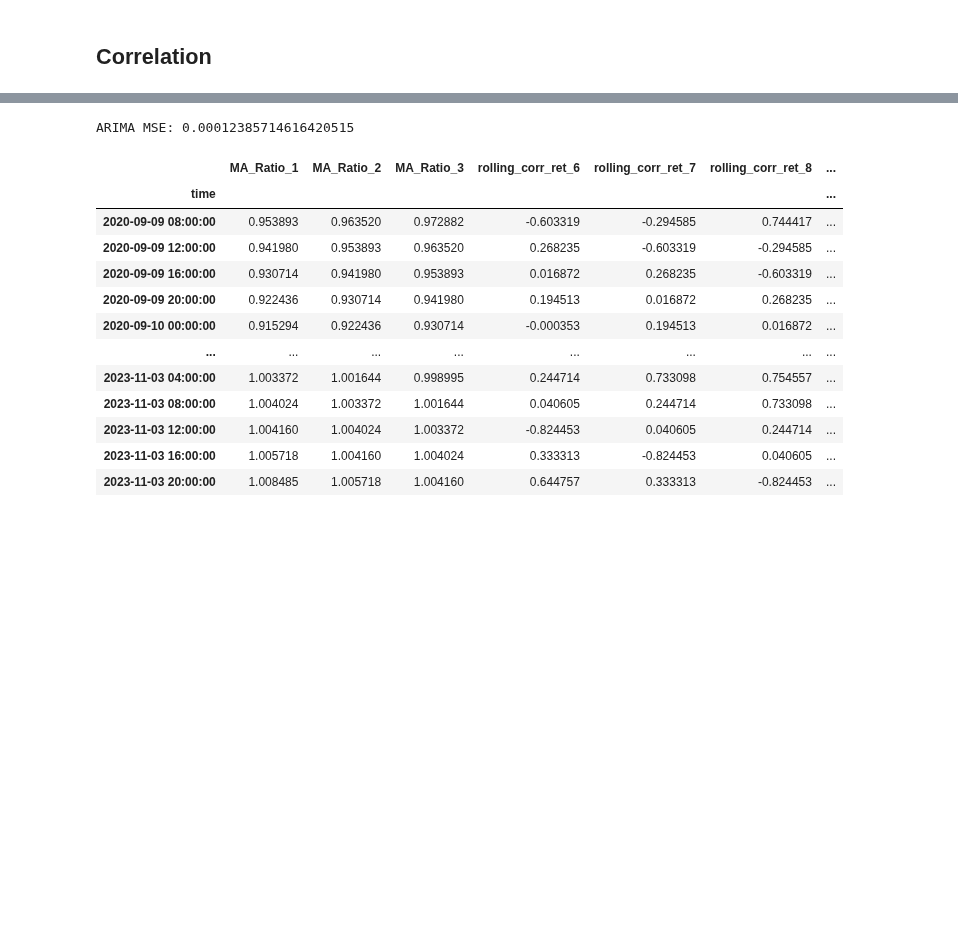
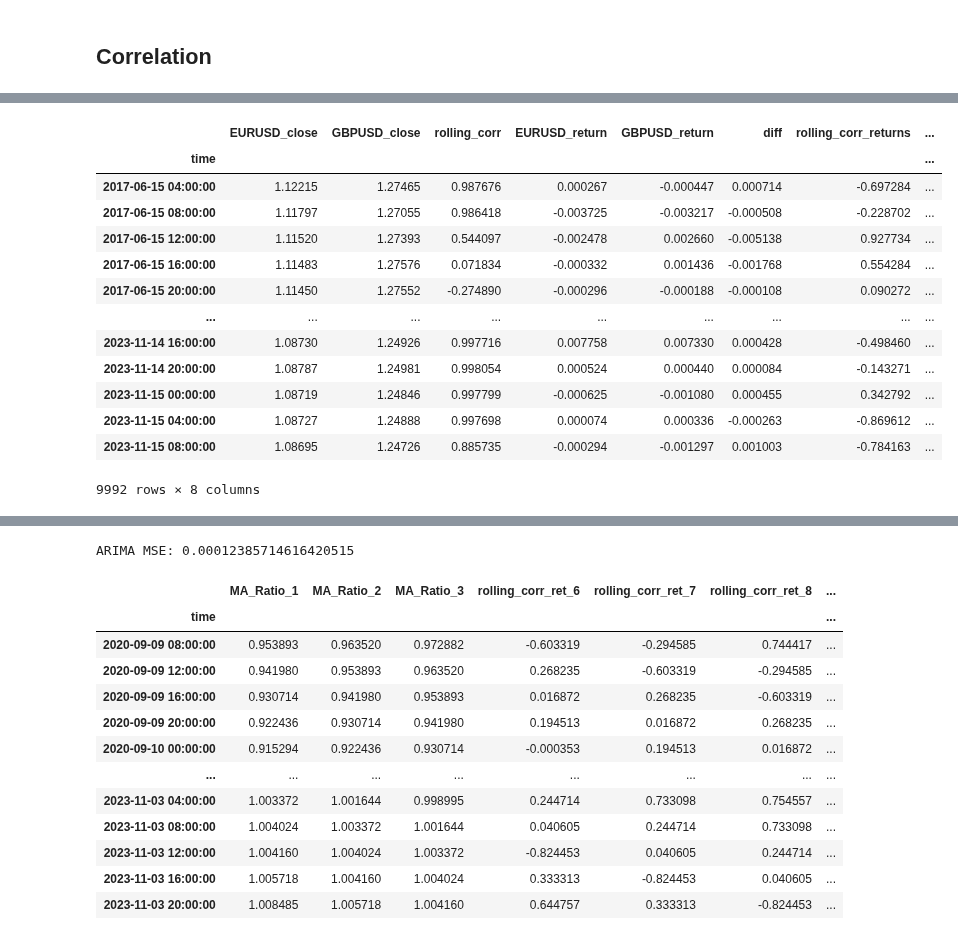
Before and after one commit to aliquid-novi/Strategies, a Jupyter notebook: lets get it/General Research.ipynb, the cells around one changed output, grey strips where cells are left out. Drawn from its saved outputs; the diff is of its cells as text; code cells hidden in the pictures; blank space fills up the shorter version.

```diff
--- a/lets get it/General Research.ipynb
+++ b/lets get it/General Research.ipynb
@@ -48,0 +70,17 @@ combined_df['rolling_corr'].iloc[0:200].plot()
+# %%
+combined_df
+# %% [output]
+|  | EURUSD_close | GBPUSD_close | rolling_corr | EURUSD_return | GBPUSD_return | diff | rolling_corr_returns | ... |
+| time |  |  |  |  |  |  |  | ... |
+| 2017-06-15 04:00:00 | 1.12215 | 1.27465 | 0.987676 | 0.000267 | -0.000447 | 0.000714 | -0.697284 | ... |
+| 2017-06-15 08:00:00 | 1.11797 | 1.27055 | 0.986418 | -0.003725 | -0.003217 | -0.000508 | -0.228702 | ... |
+| 2017-06-15 12:00:00 | 1.11520 | 1.27393 | 0.544097 | -0.002478 | 0.002660 | -0.005138 | 0.927734 | ... |
+| 2017-06-15 16:00:00 | 1.11483 | 1.27576 | 0.071834 | -0.000332 | 0.001436 | -0.001768 | 0.554284 | ... |
+| 2017-06-15 20:00:00 | 1.11450 | 1.27552 | -0.274890 | -0.000296 | -0.000188 | -0.000108 | 0.090272 | ... |
+| ... | ... | ... | ... | ... | ... | ... | ... | ... |
+| 2023-11-14 16:00:00 | 1.08730 | 1.24926 | 0.997716 | 0.007758 | 0.007330 | 0.000428 | -0.498460 | ... |
+| 2023-11-14 20:00:00 | 1.08787 | 1.24981 | 0.998054 | 0.000524 | 0.000440 | 0.000084 | -0.143271 | ... |
+| 2023-11-15 00:00:00 | 1.08719 | 1.24846 | 0.997799 | -0.000625 | -0.001080 | 0.000455 | 0.342792 | ... |
+| 2023-11-15 04:00:00 | 1.08727 | 1.24888 | 0.997698 | 0.000074 | 0.000336 | -0.000263 | -0.869612 | ... |
+| 2023-11-15 08:00:00 | 1.08695 | 1.24726 | 0.885735 | -0.000294 | -0.001297 | 0.001003 | -0.784163 | ... |
+9992 rows × 8 columns
```
Also changed, not shown: parts of 52 cells of this notebook, 15 other files.
